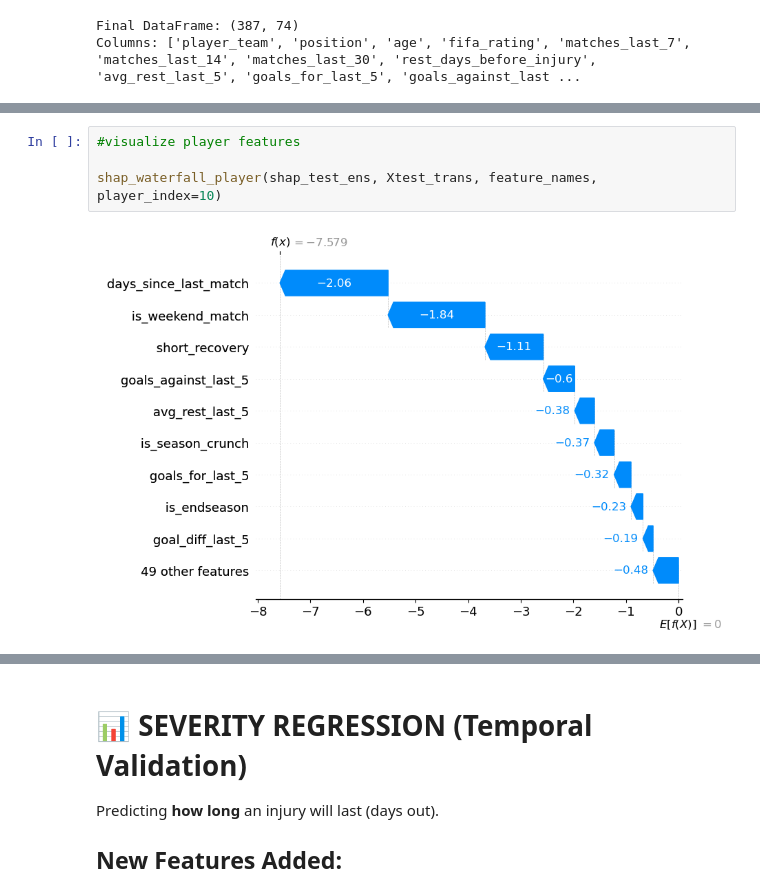
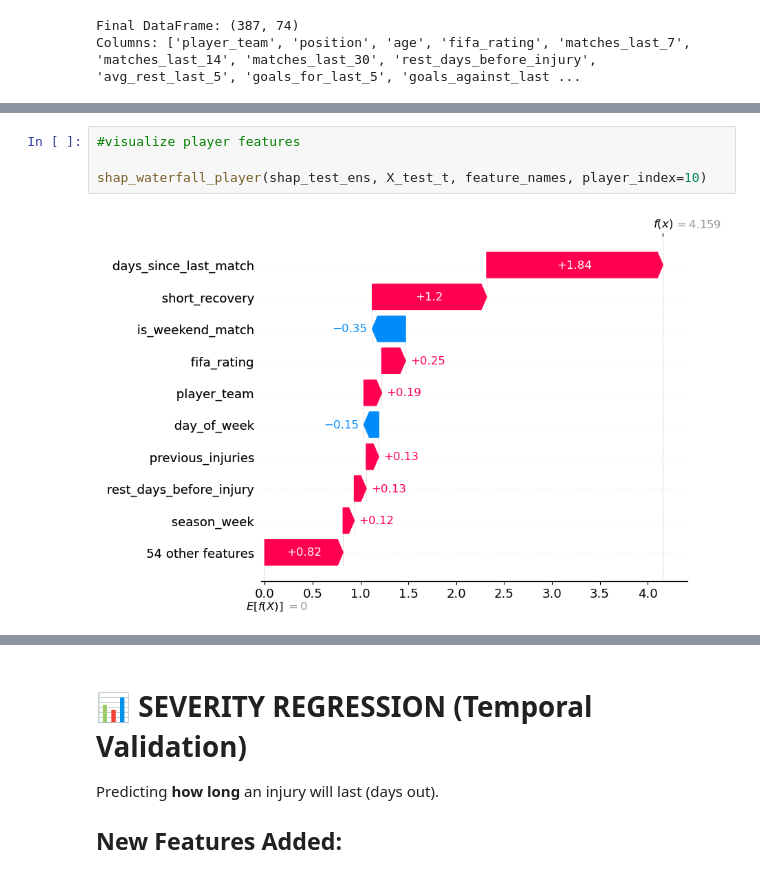
Before and after one commit to sansteelo17/sports-injury-predictor, a Jupyter notebook: Injury Risk Predictor/notebooks/exploration.ipynb, the cells around one changed output, grey strips where cells are left out. Saved outputs shown, nothing was run; the diff lists cells and outputs as text.

```diff
--- a/Injury Risk Predictor/notebooks/exploration.ipynb
+++ b/Injury Risk Predictor/notebooks/exploration.ipynb
@@ -1122,9 +1143,9 @@ NameError: name 'Xtest_trans' is not defined
 # %%
 #visualize player features
 
-shap_waterfall_player(shap_test_ens, Xtest_trans, feature_names, player_index=10)
+shap_waterfall_player(shap_test_ens, X_test_t, feature_names, player_index=10)
 # %% [output]
-[figure, old version]
+[figure, new version]
 # %%
 final_ensemble_df.head(20)
 # %% [output]
```
Also changed, not shown: parts of 37 cells of this notebook, 43 other files.
